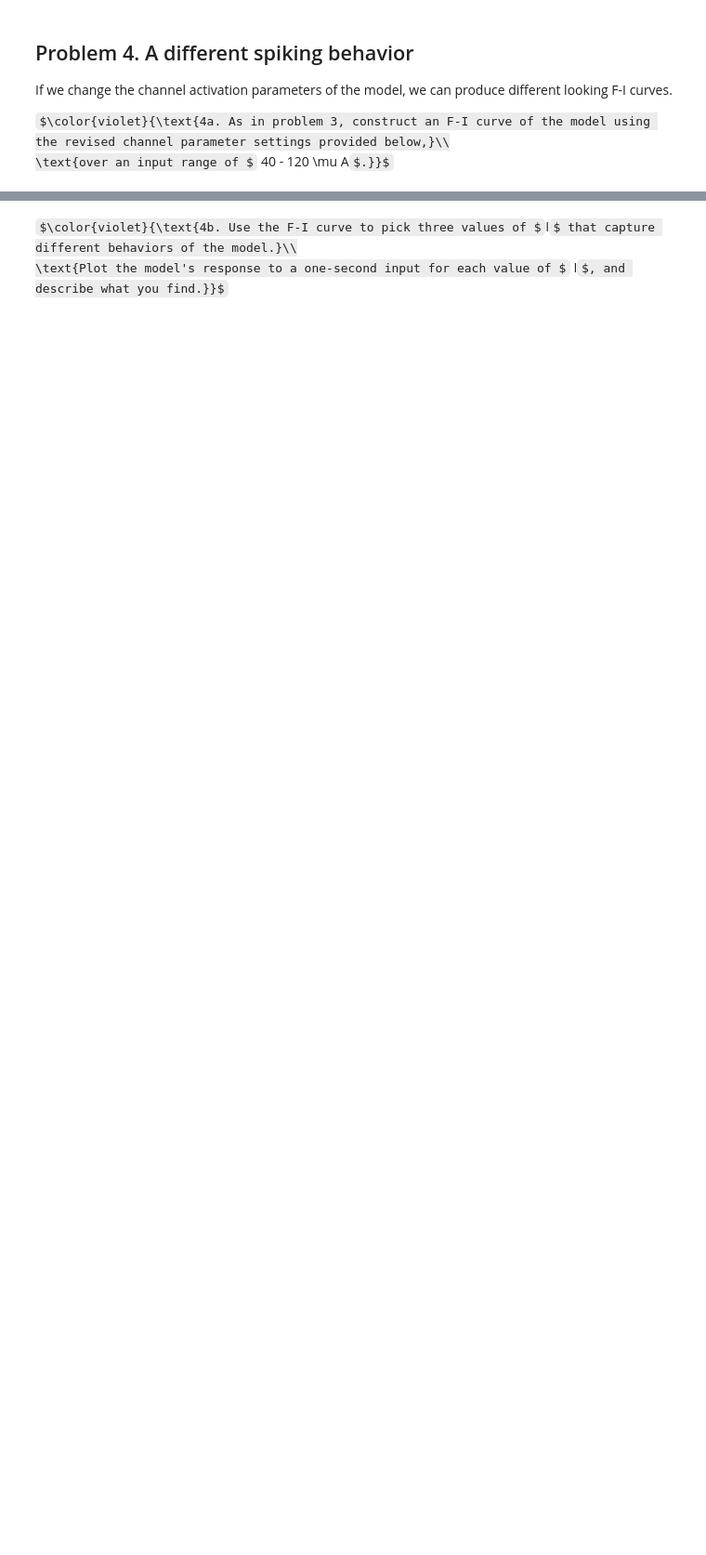
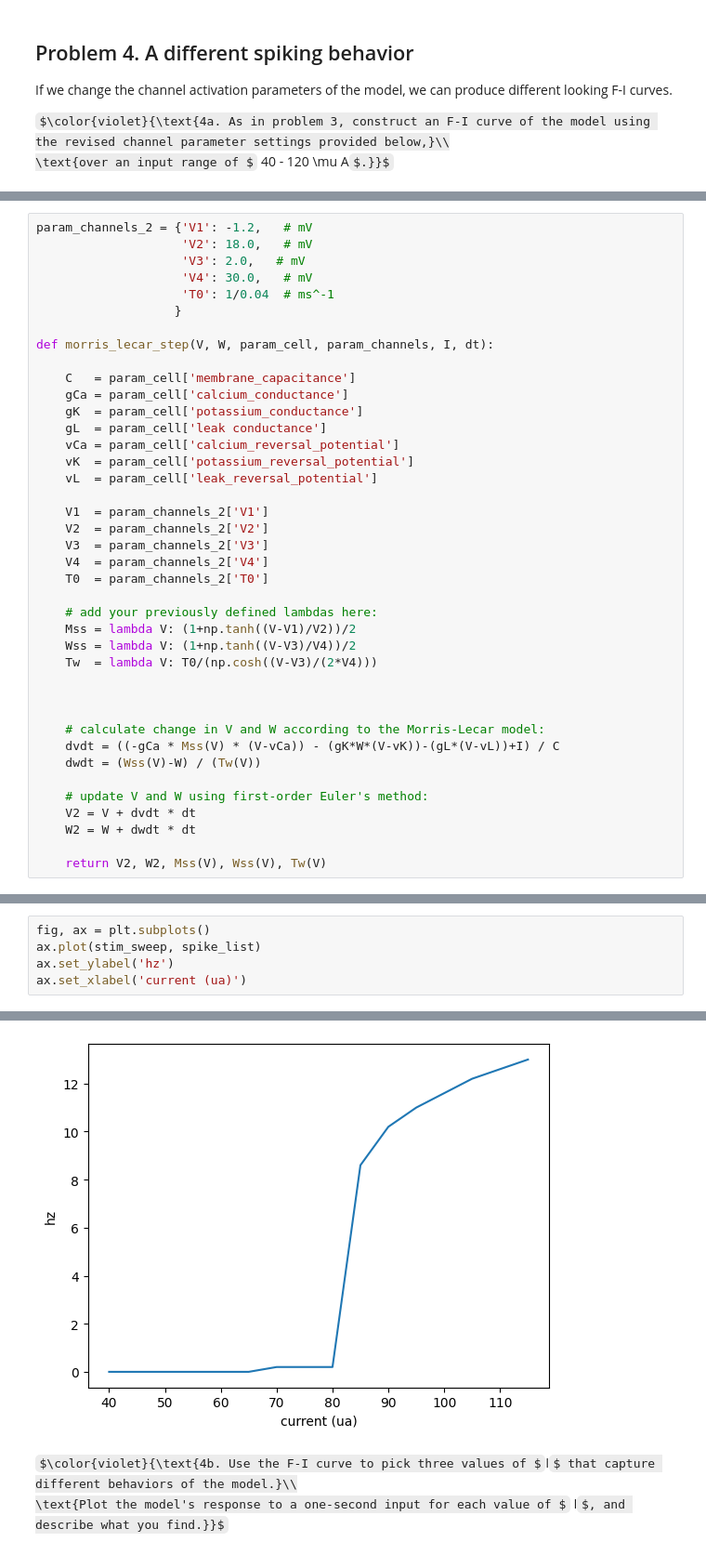
Before and after one commit to dbasrai/nuin443, a Jupyter notebook: problemSets/NUIN443_ps9_simulations-diya.ipynb, the cells around one changed output, grey strips where cells are left out. Shown at 93% size. Cells and saved outputs as stored; diff of their text form; some formulas as TeX source; blank space fills up the shorter version.

```diff
--- a/problemSets/NUIN443_ps9_simulations-diya.ipynb
+++ b/problemSets/NUIN443_ps9_simulations-diya.ipynb
@@ -214,0 +270,40 @@ param_channels_2 = {'V1': -1.2,   # mV
+# %%
+param_channels_2 = {'V1': -1.2,   # mV
+                    'V2': 18.0,   # mV
+                    'V3': 2.0,   # mV
+                    'V4': 30.0,   # mV
+                    'T0': 1/0.04  # ms^-1
+                   }
+
+def morris_lecar_step(V, W, param_cell, param_channels, I, dt):
+
+    C   = param_cell['membrane_capacitance']
+    gCa = param_cell['calcium_conductance']
+    gK  = param_cell['potassium_conductance']
+    gL  = param_cell['leak conductance']
+    vCa = param_cell['calcium_reversal_potential']
+    vK  = param_cell['potassium_reversal_potential']
+    vL  = param_cell['leak_reversal_potential']
+
+    V1  = param_channels_2['V1']
+    V2  = param_channels_2['V2']
+    V3  = param_channels_2['V3']
+    V4  = param_channels_2['V4']
+    T0  = param_channels_2['T0']
+
+    # add your previously defined lambdas here:
+    Mss = lambda V: (1+np.tanh((V-V1)/V2))/2
+    Wss = lambda V: (1+np.tanh((V-V3)/V4))/2
+    Tw  = lambda V: T0/(np.cosh((V-V3)/(2*V4)))
+
+
+
+    # calculate change in V and W according to the Morris-Lecar model:
+    dvdt = ((-gCa * Mss(V) * (V-vCa)) - (gK*W*(V-vK))-(gL*(V-vL))+I) / C
+    dwdt = (Wss(V)-W) / (Tw(V))
+
+    # update V and W using first-order Euler's method:
+    V2 = V + dvdt * dt
+    W2 = W + dwdt * dt
+
+    return V2, W2, Mss(V), Wss(V), Tw(V)
@@ -214,0 +356,6 @@ param_channels_2 = {'V1': -1.2,   # mV
+# %%
+fig, ax = plt.subplots()
+ax.plot(stim_sweep, spike_list)
+ax.set_ylabel('hz')
+ax.set_xlabel('current (ua)')
+# %% [output]
@@ -215,3 +363,4 @@ param_channels_2 = {'V1': -1.2,   # mV
+[figure, added]
 # %% [markdown]
 $\color{violet}{\text{4b. Use the F-I curve to pick three values of $I$ that capture different behaviors of the model.}\\
 \text{Plot the model's response to a one-second input for each value of $I$, and describe what you find.}}$
```
Also changed, not shown: parts of 14 cells of this notebook, 1 other file.
